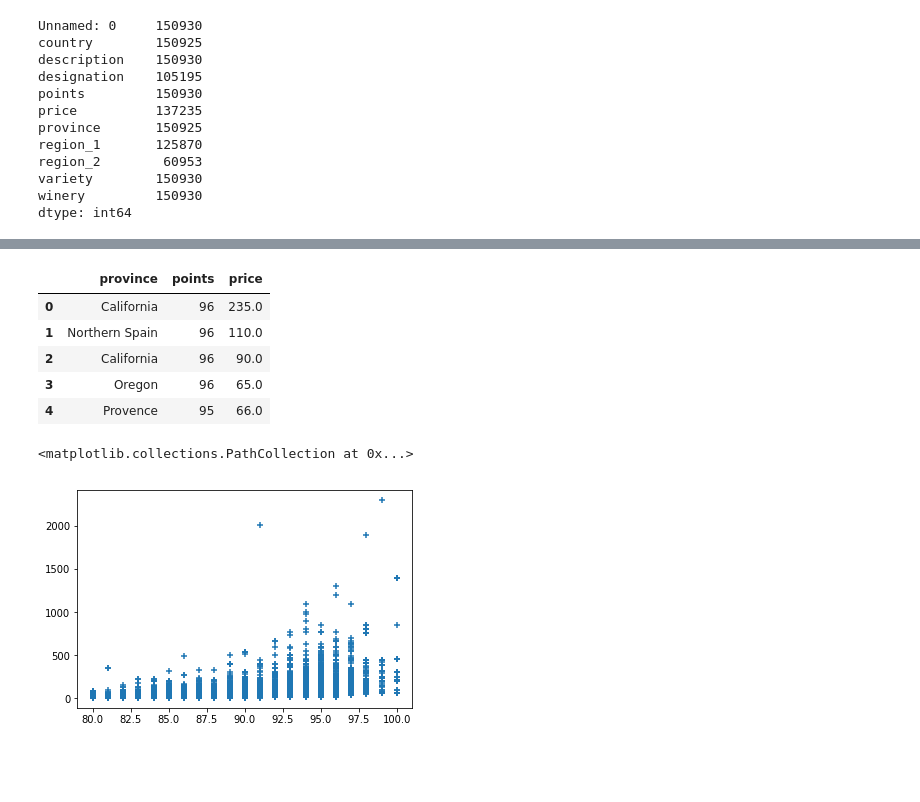
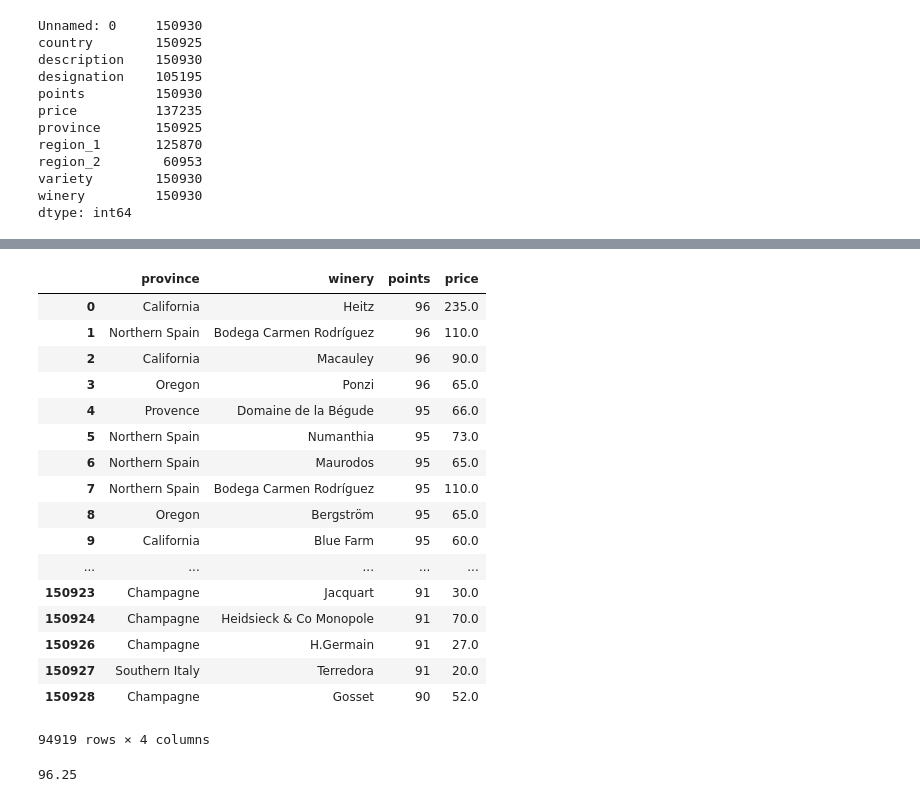
Before and after one commit to kurtheld/Project1_group1, a Jupyter notebook: wine_Kurt.ipynb, the cells around one changed output, grey strips where cells are left out. Saved outputs shown, nothing was run; the diff lists cells and outputs as text; code cells hidden in the pictures; blank space fills up the shorter version.

```diff
--- a/wine_Kurt.ipynb
+++ b/wine_Kurt.ipynb
@@ -65,0 +35,4 @@ Wine_Price_Rating=wine_df.groupby(["points","price"])
+# %%
+# Clean Dataframe with only country, designation, points, price, province, and winery.
+wine2_df=wine_df.drop(columns= ["Unnamed: 0","description","region_1","region_2"], axis=1)
+wine2_df.head()
@@ -65,0 +46,5 @@ Wine_Price_Rating=wine_df.groupby(["points","price"])
+# %%
+#Removed wines missing data
+wine3_df=wine2_df.dropna()
+# wine3_df.count()
+wine3_df
@@ -66,10 +70,24 @@ Wine_Price_Rating=wine_df.groupby(["points","price"])
 # %%
-Wine_PPP_df = wine_df[['province','points','price']]#.groupby(['province'],as_index=False)
-Wine_PPP_df.head()
+wine4_df = wine3_df[['province',"winery",'points','price']]#.groupby(['province'],as_index=False)
+# # type(wine4_df)
+wine4_df
+# wine4_df["price"].max()
 # %% [output]
-|  | province | points | price |
-| 0 | California | 96 | 235.0 |
-| 1 | Northern Spain | 96 | 110.0 |
-| 2 | California | 96 | 90.0 |
-| 3 | Oregon | 96 | 65.0 |
-| 4 | Provence | 95 | 66.0 |
+|  | province | winery | points | price |
+| 0 | California | Heitz | 96 | 235.0 |
+| 1 | Northern Spain | Bodega Carmen Rodríguez | 96 | 110.0 |
+| 2 | California | Macauley | 96 | 90.0 |
+| 3 | Oregon | Ponzi | 96 | 65.0 |
+| 4 | Provence | Domaine de la Bégude | 95 | 66.0 |
+| 5 | Northern Spain | Numanthia | 95 | 73.0 |
+| 6 | Northern Spain | Maurodos | 95 | 65.0 |
+| 7 | Northern Spain | Bodega Carmen Rodríguez | 95 | 110.0 |
+| 8 | Oregon | Bergström | 95 | 65.0 |
+| 9 | California | Blue Farm | 95 | 60.0 |
+| ... | ... | ... | ... | ... |
+| 150923 | Champagne | Jacquart | 91 | 30.0 |
+| 150924 | Champagne | Heidsieck & Co Monopole | 91 | 70.0 |
+| 150926 | Champagne | H.Germain | 91 | 27.0 |
+| 150927 | Southern Italy | Terredora | 91 | 20.0 |
+| 150928 | Champagne | Gosset | 90 | 52.0 |
+94919 rows × 4 columns
@@ -80,6 +94,8 @@ Wine_PPP_df.head()
-# %%
-plt.scatter(Wine_PPP_df["points"],Wine_PPP_df["price"], marker="+")
-# type(Wine_PPP_df.mean())
-# %% [output]
-<matplotlib.collections.PathCollection at 0x...>
-[figure, removed]
+# %%
+# wine5_df = wine4_df[['province',"winery",'points','price']]
+wine5_gr=wine4_df.groupby("province")
+wine6_gr=wine5_gr.mean()
+# wine6_gr
+wine6_gr["price"].max()
+# %% [output]
+96.25
```
Also changed, not shown: parts of 26 cells of this notebook, 6 other files.
